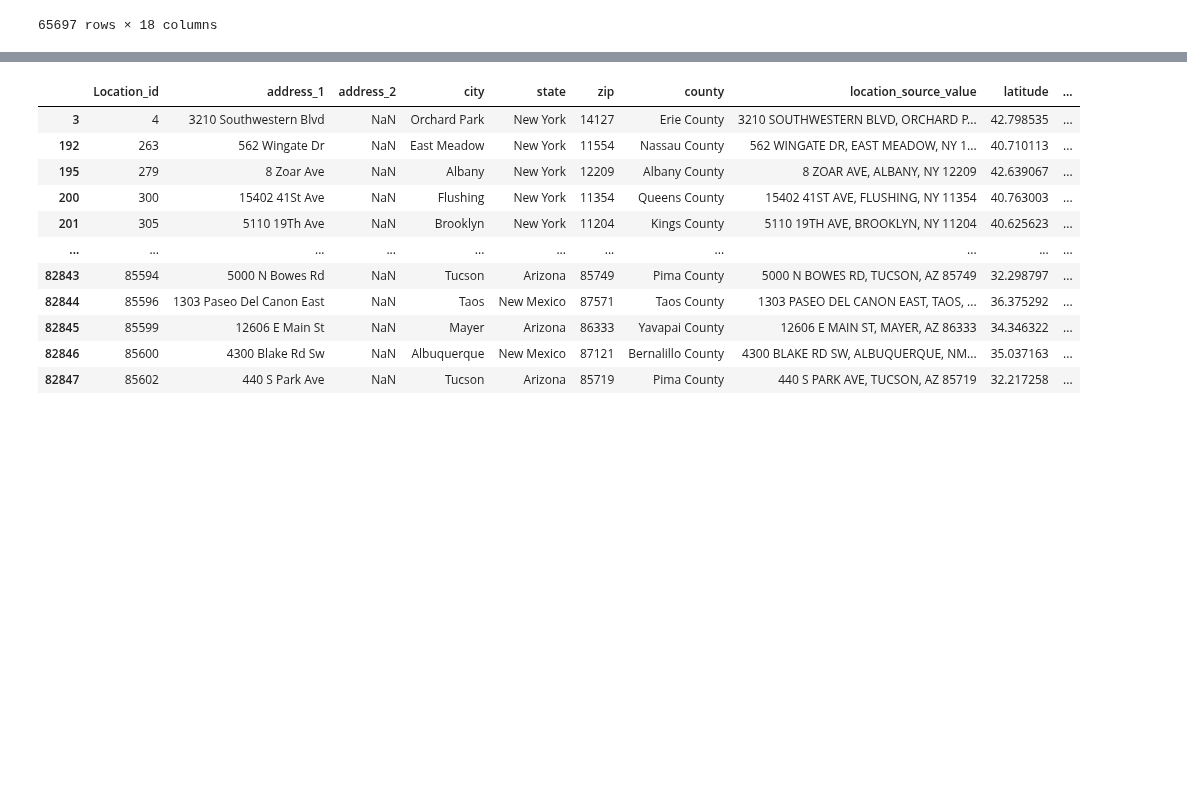
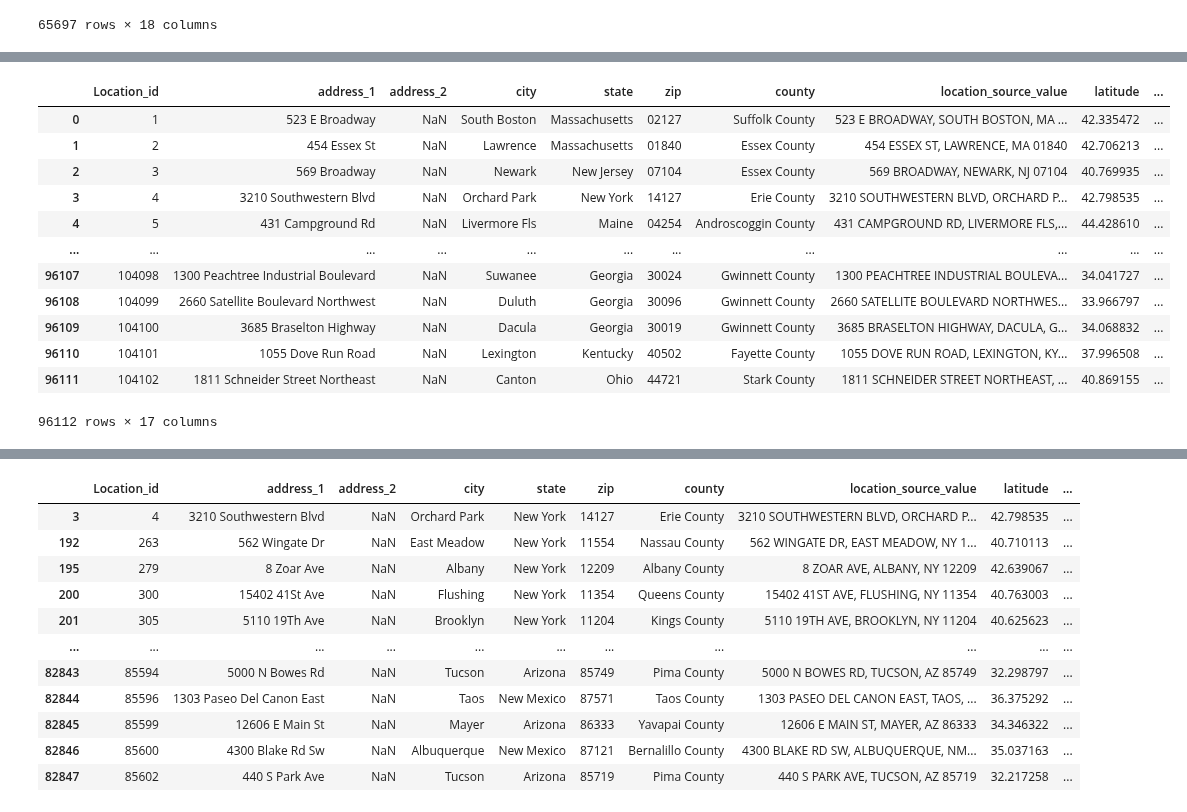
Before and after one commit to brian-cy-chang/UW_Geospatial, a Jupyter notebook: notebooks/nominatim_parsing.ipynb, the cells around one changed output, grey strips where cells are left out. Cells and saved outputs as stored; diff of their text form; code cells hidden in the pictures; blank space fills up the shorter version.

```diff
--- a/notebooks/nominatim_parsing.ipynb
+++ b/notebooks/nominatim_parsing.ipynb
@@ -299,0 +299,20 @@ omop_county_zcta_zip
+# %%
+# omop_county_zcta_zip_match = omop_county_zcta_zip.loc[omop_county_zcta_zip.county_match == 1]
+omop_county_zcta_zip = omop_county_zcta_zip.drop(columns = ["GEOIDFQ20", "INTPTLAT20", "INTPTLON20", "NAMELSAD_ZCTA5_20", "OID_COUNTY_20",
+                                                            "GEOID_ZCTA5_20", "GEOID_COUNTY_20", "geometry_y", "GEOID20"])
+omop_county_zcta_zip = omop_county_zcta_zip.rename({"geometry_x": "geometry"})
+omop_county_zcta_zip
+# %% [output]
+|  | Location_id | address_1 | address_2 | city | state | zip | county | location_source_value | latitude | ... |
+| 0 | 1 | 523 E Broadway | NaN | South Boston | Massachusetts | 02127 | Suffolk County | 523 E BROADWAY, SOUTH BOSTON, MA ... | 42.335472 | ... |
+| 1 | 2 | 454 Essex St | NaN | Lawrence | Massachusetts | 01840 | Essex County | 454 ESSEX ST, LAWRENCE, MA 01840 | 42.706213 | ... |
+| 2 | 3 | 569 Broadway | NaN | Newark | New Jersey | 07104 | Essex County | 569 BROADWAY, NEWARK, NJ 07104 | 40.769935 | ... |
+| 3 | 4 | 3210 Southwestern Blvd | NaN | Orchard Park | New York | 14127 | Erie County | 3210 SOUTHWESTERN BLVD, ORCHARD P... | 42.798535 | ... |
+| 4 | 5 | 431 Campground Rd | NaN | Livermore Fls | Maine | 04254 | Androscoggin County | 431 CAMPGROUND RD, LIVERMORE FLS,... | 44.428610 | ... |
+| ... | ... | ... | ... | ... | ... | ... | ... | ... | ... | ... |
+| 96107 | 104098 | 1300 Peachtree Industrial Boulevard | NaN | Suwanee | Georgia | 30024 | Gwinnett County | 1300 PEACHTREE INDUSTRIAL BOULEVA... | 34.041727 | ... |
+| 96108 | 104099 | 2660 Satellite Boulevard Northwest | NaN | Duluth | Georgia | 30096 | Gwinnett County | 2660 SATELLITE BOULEVARD NORTHWES... | 33.966797 | ... |
+| 96109 | 104100 | 3685 Braselton Highway | NaN | Dacula | Georgia | 30019 | Gwinnett County | 3685 BRASELTON HIGHWAY, DACULA, G... | 34.068832 | ... |
+| 96110 | 104101 | 1055 Dove Run Road | NaN | Lexington | Kentucky | 40502 | Fayette County | 1055 DOVE RUN ROAD, LEXINGTON, KY... | 37.996508 | ... |
+| 96111 | 104102 | 1811 Schneider Street Northeast | NaN | Canton | Ohio | 44721 | Stark County | 1811 SCHNEIDER STREET NORTHEAST, ... | 40.869155 | ... |
+96112 rows × 17 columns
```
Also changed, not shown: parts of 18 cells of this notebook, 3 other files.
